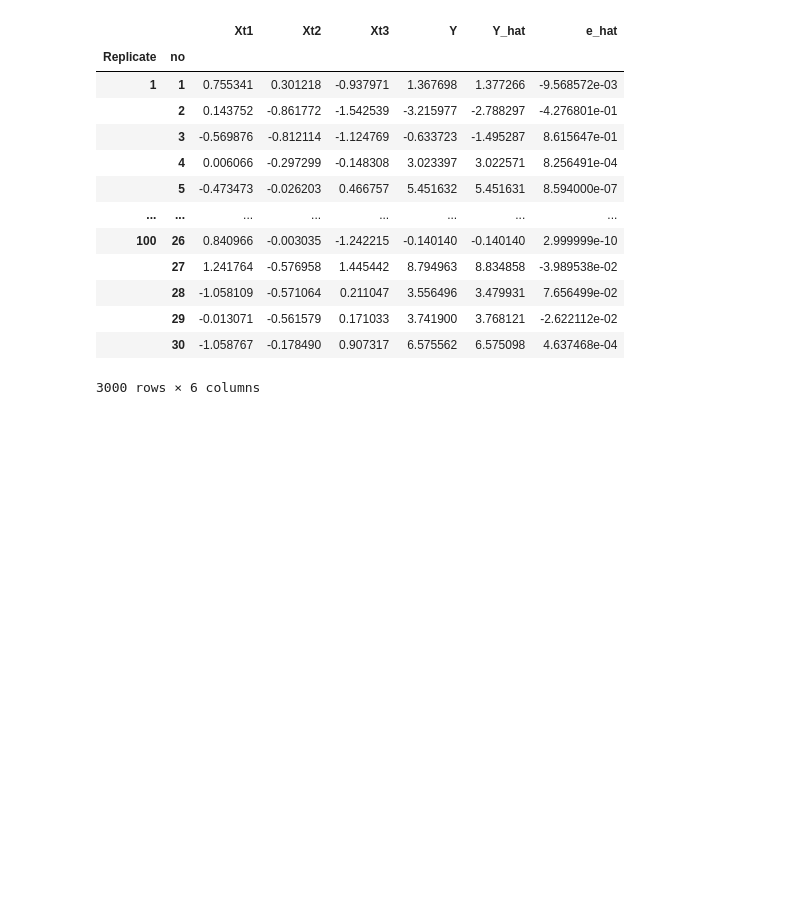
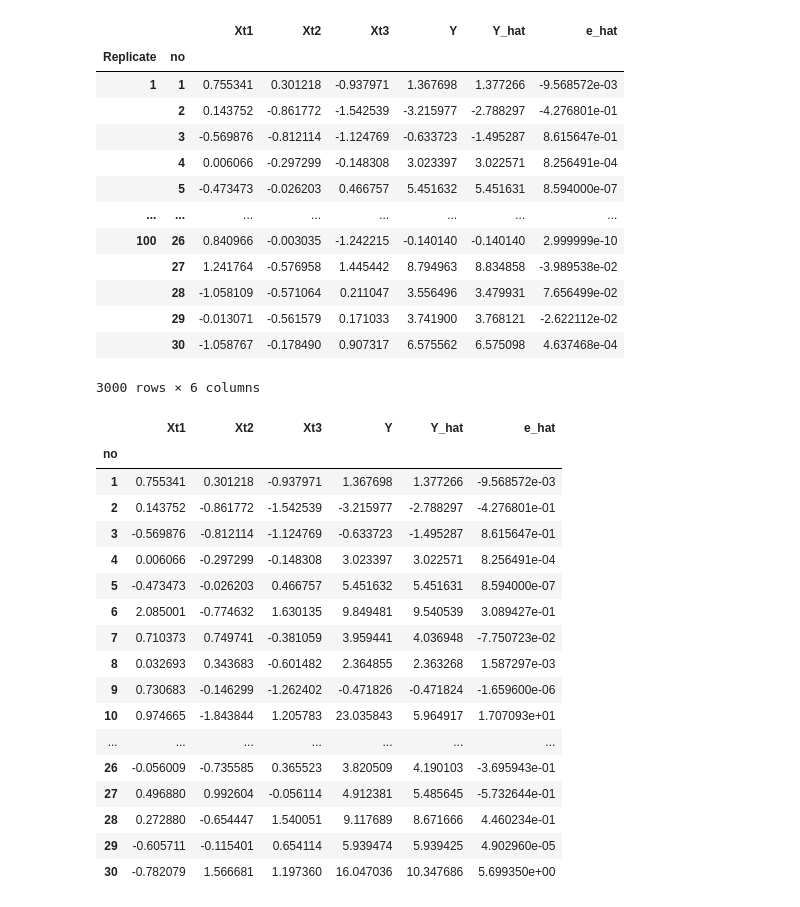
Before and after one commit to iam-fern/Research, a Jupyter notebook: ex_plot.ipynb, the cells around one changed output. Cells and saved outputs as stored; diff of their text form; code cells hidden in the pictures; blank space fills up the shorter version.

```diff
--- a/ex_plot.ipynb
+++ b/ex_plot.ipynb
@@ -114,3 +114,26 @@ table_data
 |  | 29 | -0.013071 | -0.561579 | 0.171033 | 3.741900 | 3.768121 | -2.622112e-02 |
 |  | 30 | -1.058767 | -0.178490 | 0.907317 | 6.575562 | 6.575098 | 4.637468e-04 |
 3000 rows × 6 columns
+# %%
+# แสดงค่าของ Replicate ที่ 1.0
+new_table = table_data.loc[1]
+new_table
+# %% [output]
+|  | Xt1 | Xt2 | Xt3 | Y | Y_hat | e_hat |
+| no |  |  |  |  |  |  |
+| 1 | 0.755341 | 0.301218 | -0.937971 | 1.367698 | 1.377266 | -9.568572e-03 |
+| 2 | 0.143752 | -0.861772 | -1.542539 | -3.215977 | -2.788297 | -4.276801e-01 |
+| 3 | -0.569876 | -0.812114 | -1.124769 | -0.633723 | -1.495287 | 8.615647e-01 |
+| 4 | 0.006066 | -0.297299 | -0.148308 | 3.023397 | 3.022571 | 8.256491e-04 |
+| 5 | -0.473473 | -0.026203 | 0.466757 | 5.451632 | 5.451631 | 8.594000e-07 |
+| 6 | 2.085001 | -0.774632 | 1.630135 | 9.849481 | 9.540539 | 3.089427e-01 |
+| 7 | 0.710373 | 0.749741 | -0.381059 | 3.959441 | 4.036948 | -7.750723e-02 |
+| 8 | 0.032693 | 0.343683 | -0.601482 | 2.364855 | 2.363268 | 1.587297e-03 |
+| 9 | 0.730683 | -0.146299 | -1.262402 | -0.471826 | -0.471824 | -1.659600e-06 |
+| 10 | 0.974665 | -1.843844 | 1.205783 | 23.035843 | 5.964917 | 1.707093e+01 |
+| ... | ... | ... | ... | ... | ... | ... |
+| 26 | -0.056009 | -0.735585 | 0.365523 | 3.820509 | 4.190103 | -3.695943e-01 |
+| 27 | 0.496880 | 0.992604 | -0.056114 | 4.912381 | 5.485645 | -5.732644e-01 |
+| 28 | 0.272880 | -0.654447 | 1.540051 | 9.117689 | 8.671666 | 4.460234e-01 |
+| 29 | -0.605711 | -0.115401 | 0.654114 | 5.939474 | 5.939425 | 4.902960e-05 |
+| 30 | -0.782079 | 1.566681 | 1.197360 | 16.047036 | 10.347686 | 5.699350e+00 |
```
Also changed, not shown: parts of 2 cells of this notebook.
